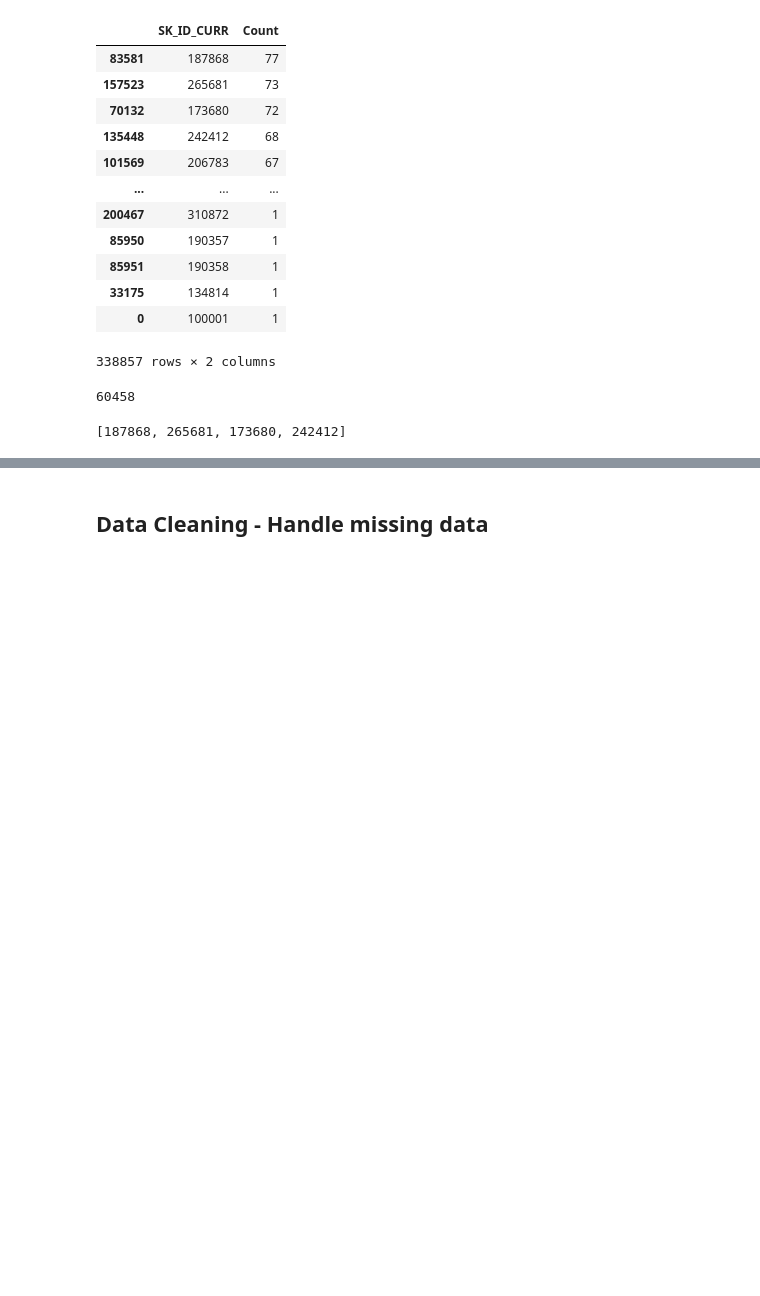
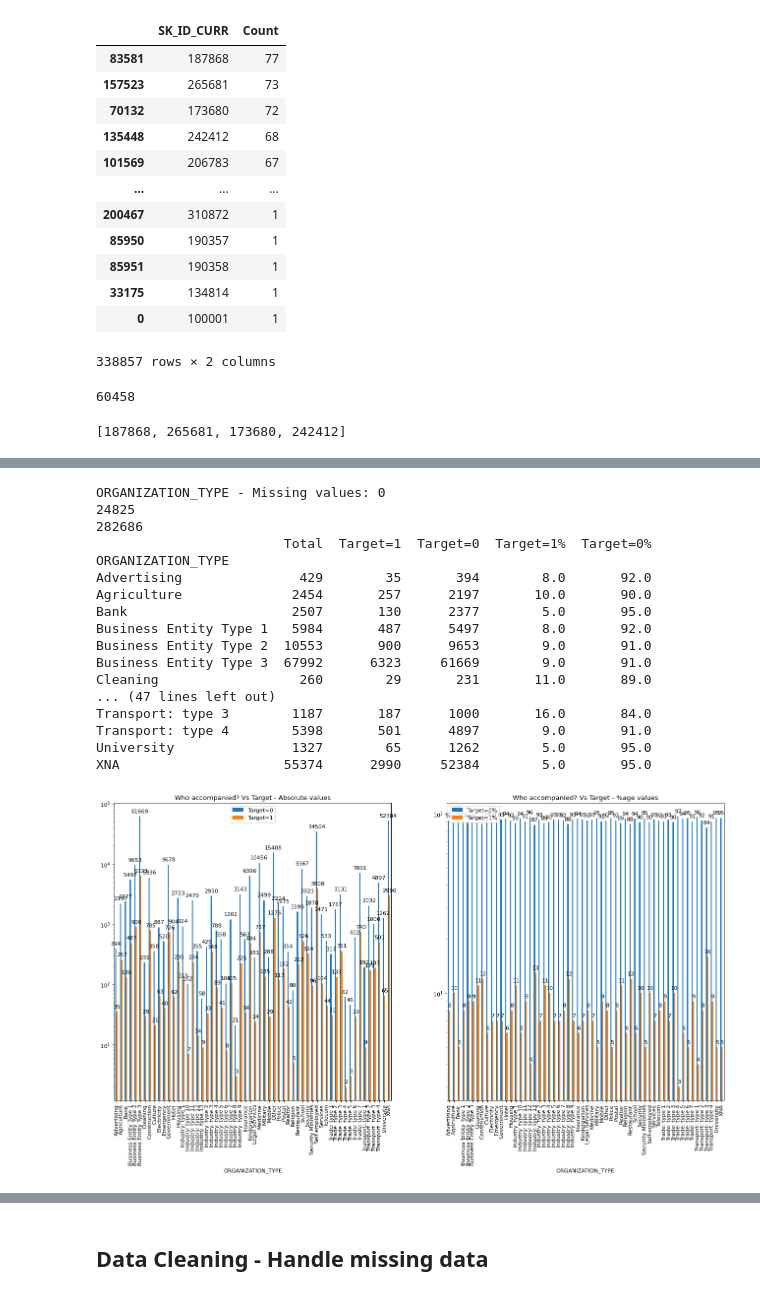
Before and after one commit to sreedevigattu/crediteda, a Jupyter notebook: CreditEDA.ipynb, the cells around one changed output, grey strips where cells are left out. Saved outputs shown, nothing was run; the diff lists cells and outputs as text; code cells hidden in the pictures; blank space fills up the shorter version.

```diff
--- a/CreditEDA.ipynb
+++ b/CreditEDA.ipynb
@@ -877,0 +690,22 @@ plt.show()
+# %%
+print("ORGANIZATION_TYPE - Missing values:", df_ca['ORGANIZATION_TYPE'].isna().sum())
+compare(df_ca,'ORGANIZATION_TYPE', "ORGANIZATION_TYPE",figsize=(20, 10))
+# %% [output]
+ORGANIZATION_TYPE - Missing values: 0
+24825
+282686
+                        Total  Target=1  Target=0  Target=1%  Target=0%
+ORGANIZATION_TYPE
+Advertising               429        35       394        8.0       92.0
+Agriculture              2454       257      2197       10.0       90.0
+Bank                     2507       130      2377        5.0       95.0
+Business Entity Type 1   5984       487      5497        8.0       92.0
+Business Entity Type 2  10553       900      9653        9.0       91.0
+Business Entity Type 3  67992      6323     61669        9.0       91.0
+Cleaning                  260        29       231       11.0       89.0
+... (47 lines left out)
+Transport: type 3        1187       187      1000       16.0       84.0
+Transport: type 4        5398       501      4897        9.0       91.0
+University               1327        65      1262        5.0       95.0
+XNA                     55374      2990     52384        5.0       95.0
+[figure, added]
```
Also changed, not shown: parts of 129 cells of this notebook.
